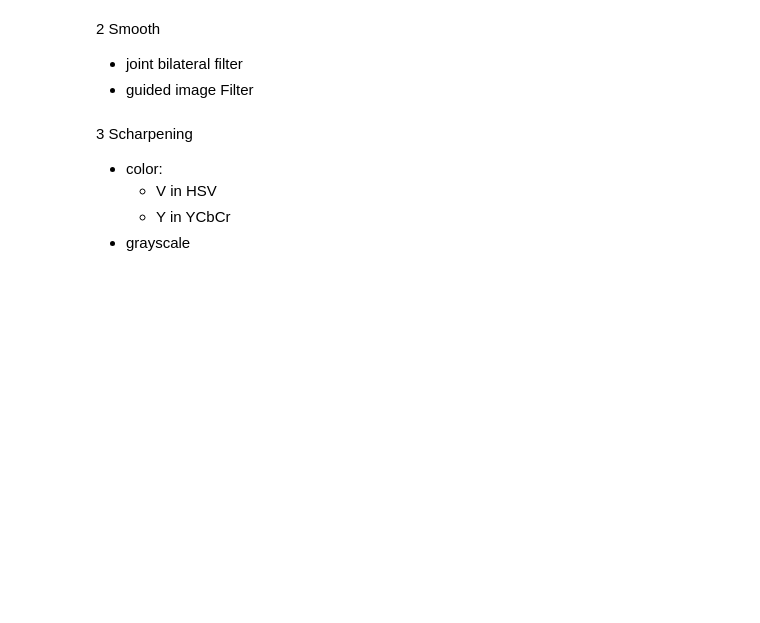
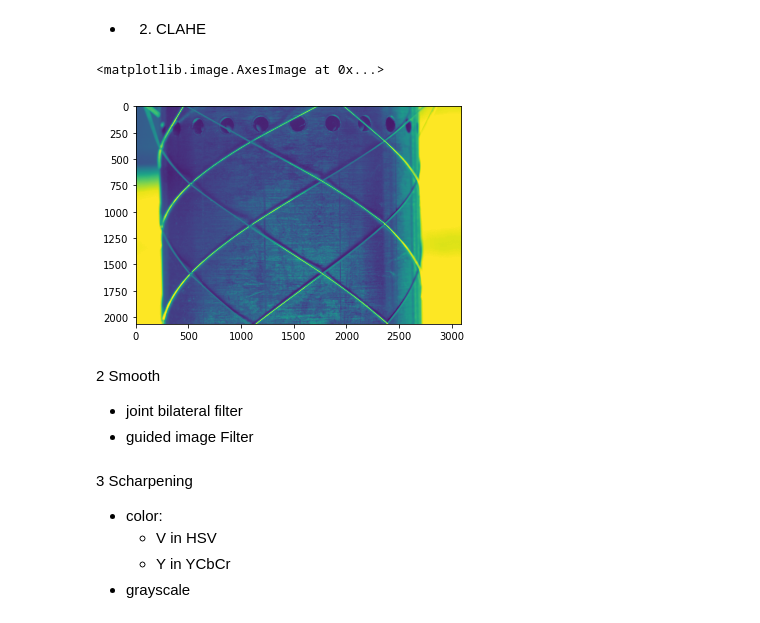
Before and after one commit to DuncanDai/master_border_extraction, a Jupyter notebook: prework_quick_test.ipynb, the cells around one changed output. Saved outputs shown, nothing was run; the diff lists cells and outputs as text; code cells hidden in the pictures; blank space fills up the shorter version.

```diff
--- a/prework_quick_test.ipynb
+++ b/prework_quick_test.ipynb
@@ -38,3 +88,19 @@ plt.show()
+# %% [markdown]
+- 2) CLAHE
+# %%
+# grayscale
+clahe = cv2.createCLAHE(clipLimit=2.0, tileGridSize=(8,8))
+clahe_gray = clahe.apply(gray)
+
+plt.figure()
+plt.subplot(1, 3, 1)
+plt.imshow(gray)
+
+plt
+plt.imshow(clahe_gray)
+# %% [output]
+<matplotlib.image.AxesImage at 0x...>
+[figure, added]
 # %% [markdown]
 2 Smooth
 - joint bilateral filter
```
Also changed, not shown: parts of 17 cells of this notebook.
